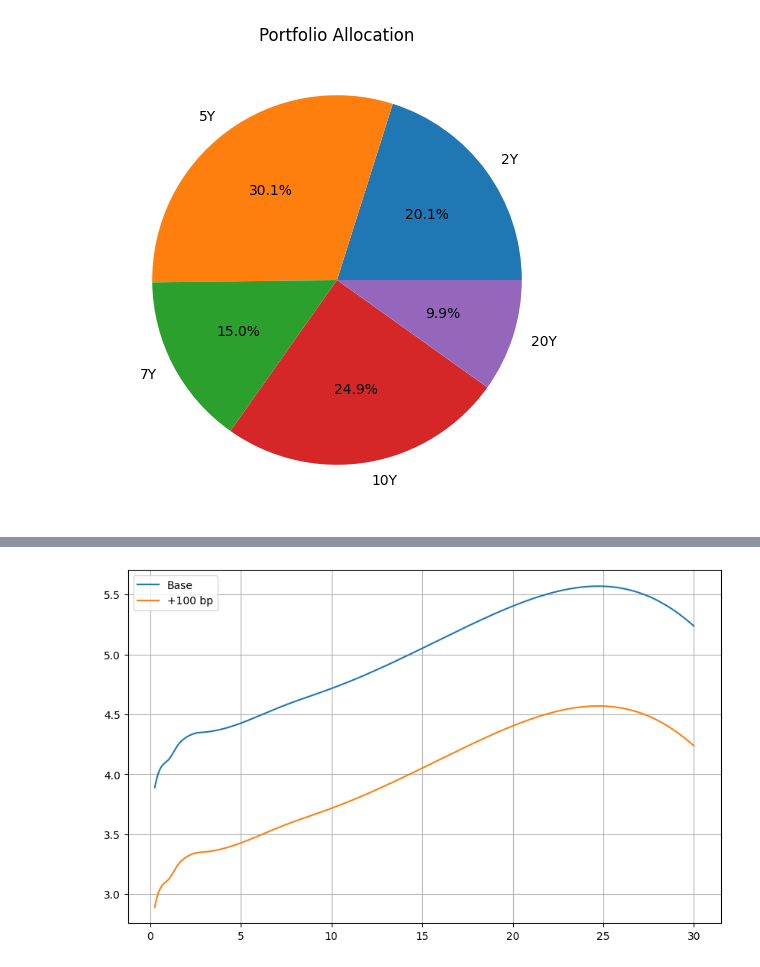
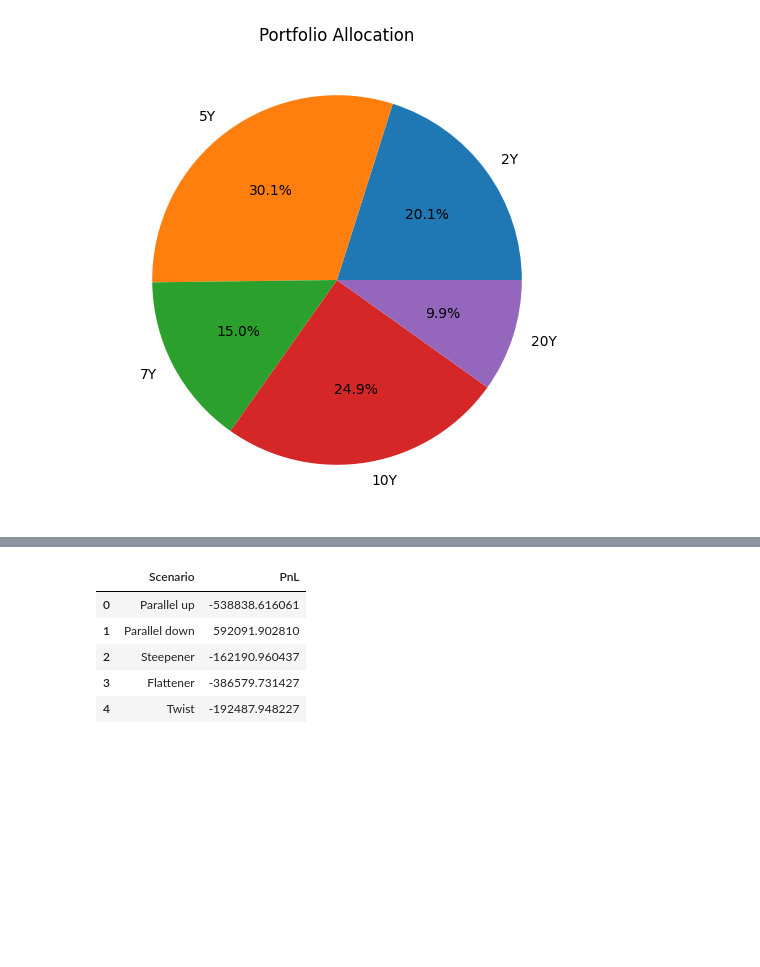
Before and after one commit to gy623/Interest-Rate-Curve-Bootstrapping-and-Stress-Testing, a Jupyter notebook: notebooks/05_portfolio_analysis.ipynb, the cells around one changed output, grey strips where cells are left out. Drawn from its saved outputs; the diff is of its cells as text; code cells hidden in the pictures; blank space fills up the shorter version.

```diff
--- a/notebooks/05_portfolio_analysis.ipynb
+++ b/notebooks/05_portfolio_analysis.ipynb
@@ -177,43 +184,9 @@ def twist(curve):
     )
 
     return shocked
-# %%
-parallel_up = parallel_shift(
-    curve,
-    -1.00
-)
-
-plt.figure(figsize=(10,6))
-
-plt.plot(
-    curve["Years"],
-    curve["Spot"],
-    label="Base"
-)
-
-plt.plot(
-    parallel_up["Years"],
-    parallel_up["Spot"],
-    label="+100 bp"
-)
-
-"""plt.plot(
-    steepener["Years"],
-    steepener["Spot"],
-    label="Steepener"
-)"""
-
-plt.legend()
-
-plt.grid()
-# %% [output]
-[figure, removed]
 # %%
 # Reprice under stress
-def price_portfolio(
-    portfolio,
-    curve
-):
+def price_portfolio(portfolio, curve):
 
     spline = CubicSpline(
         curve["Years"],
@@ -235,17 +208,8 @@ def price_portfolio(
             row["Coupon"]
         )
 
-        price = np.sum(
-            cf
-            *
-            discount_factor(times)
-        )
+        price = np.sum(cf * discount_factor(times))
 
-        values.append(
-            price
-            *
-            row["Face"]
-            /100
-        )
+        values.append(price * row["Face"] / 100)
 
     return np.sum(values)
@@ -265,0 +223,25 @@ pct = pnl / base_value * 100
+# %%
+base_value = price_portfolio(
+    portfolio,
+    curve
+)
+
+pnl_up = price_portfolio(portfolio, parallel_up) - base_value
+pnl_down = price_portfolio(portfolio, parallel_down) - base_value
+pnl_steepen = price_portfolio(portfolio, steep) - base_value
+pnl_flatten = price_portfolio(portfolio, flat) - base_value
+pnl_twist = price_portfolio(portfolio, twis) - base_value
+
+results = pd.DataFrame({
+    "Scenario": ["Parallel up", "Parallel down", "Steepener", "Flattener", "Twist"],
+    "PnL": [pnl_up, pnl_down, pnl_steepen, pnl_flatten, pnl_twist]
+})
+
+results
+# %% [output]
+|  | Scenario | PnL |
+| 0 | Parallel up | -538838.616061 |
+| 1 | Parallel down | 592091.902810 |
+| 2 | Steepener | -162190.960437 |
+| 3 | Flattener | -386579.731427 |
+| 4 | Twist | -192487.948227 |
```
Also changed, not shown: parts of 6 cells of this notebook.
